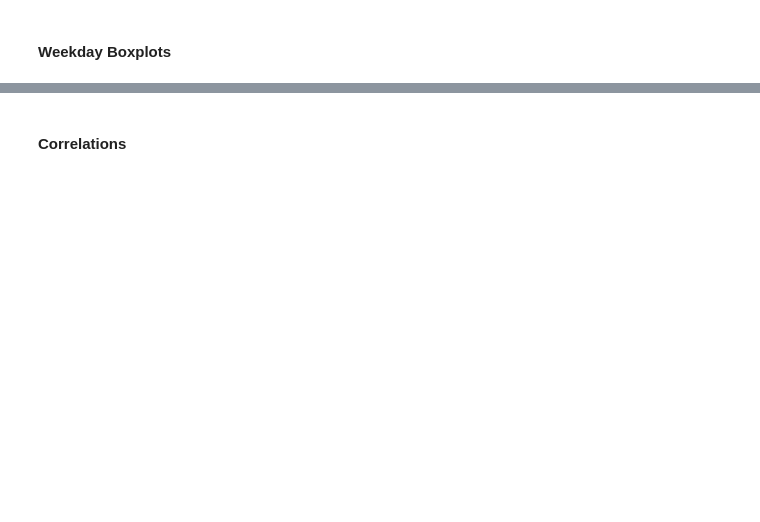
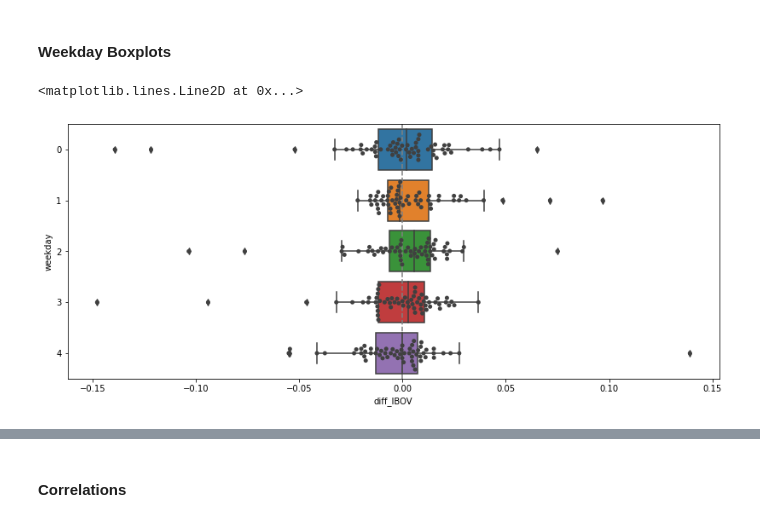
Before and after one commit to adelmofilho/BovespaStockPrediction, a Jupyter notebook: DataExploration.ipynb, the cells around one changed output, grey strips where cells are left out. Cells and saved outputs as stored; diff of their text form; code cells hidden in the pictures; blank space fills up the shorter version.

```diff
--- a/DataExploration.ipynb
+++ b/DataExploration.ipynb
@@ -103,0 +23,5 @@ ibovespa = pd.read_csv(os.path.join(data_dir, filename))
+# %%
+period = config["data_collection"]["period"]
+stocks = config["data_collection"]["stocks"]
+
+raw_data = collect_data(stocks=stocks, data_size=period)
@@ -104,16 +39,21 @@ ibovespa = pd.read_csv(os.path.join(data_dir, filename))
+# %%
+test_split  = config["data_preparation"]["split_size"]["test"]
+valid_split = config["data_preparation"]["split_size"]["validation"]
+
+clean_data = prepare_data(raw_data, split=test_split, split_valid=valid_split)
 # %% [markdown]
 ### Data Exploration
 # %% [markdown]
 It is important to evaluate data and get insights only form the train dataset. Otherwise, we will have a data leakage even before any model training.
 # %%
-explore_data = ibovespa[ibovespa["group"]=="train"]
+explore_data = clean_data[clean_data["group"]=="train"]
 
 # Calendar Variables
 calendar_variables = pd.get_dummies(pd.DatetimeIndex(explore_data['date']).weekday, prefix="weekday")
 explore_data = pd.concat([explore_data, calendar_variables], axis = 1)
 explore_data[["weekday"]] = pd.DatetimeIndex(explore_data['date']).weekday
 
-numeric_columns = ['close', 'ITUB4', 'BBDC4', 'VALE3', 'PETR4', 'PETR3', 'ABEV3', 'BBAS3', 'B3SA3', 'ITSA4']
+numeric_columns = ['IBOV', 'ITUB4', 'BBDC4', 'VALE3', 'PETR4', 'PETR3', 'ABEV3', 'BBAS3', 'B3SA3', 'ITSA4']
 stocks_diff = explore_data[numeric_columns].pct_change().reset_index(drop=True)
 stocks_diff.columns = ["diff_" + column for column in stocks_diff.columns]
 
@@ -123,7 +71,10 @@ complete_explore_data.head()
 #### Weekday Boxplots
 # %%
 f, ax = plt.subplots(figsize=(13.7, 5.5))
-sns.boxplot(y="weekday", x="diff_close", data=complete_explore_data, orient="h", ax=ax)
-sns.swarmplot(x="diff_close", y="weekday", orient="h", data=complete_explore_data, color=".25", ax=ax)
+sns.boxplot(y="weekday", x="diff_IBOV", data=complete_explore_data, orient="h", ax=ax)
+sns.swarmplot(x="diff_IBOV", y="weekday", orient="h", data=complete_explore_data, color=".25", ax=ax)
 plt.axvline(0, 0,1, ls="--", color="gray")
+# %% [output]
+<matplotlib.lines.Line2D at 0x...>
+[figure, added]
 # %%
```
Also changed, not shown: parts of 50 cells of this notebook, 3 other files.
